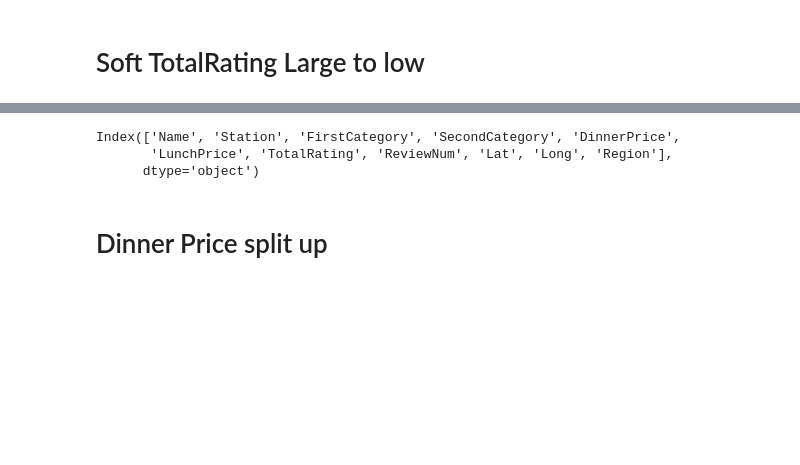
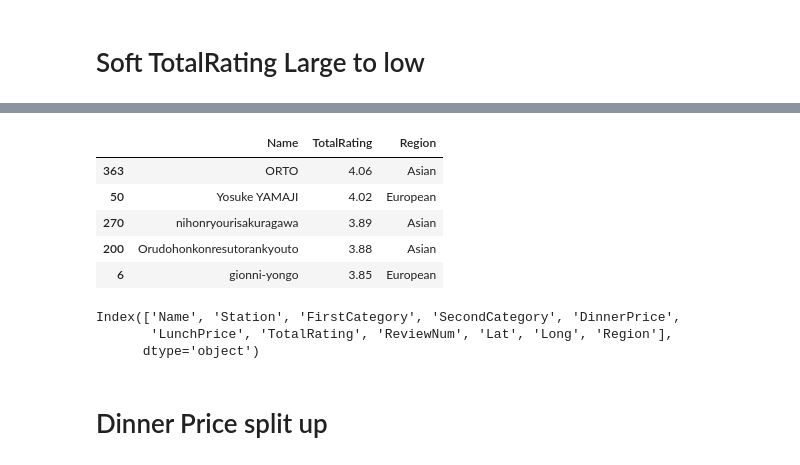
Before and after one commit to PeiranC/bootcamp_Project1, a Jupyter notebook: KyotoRestaurant.ipynb, the cells around one changed output, grey strips where cells are left out. Drawn from its saved outputs; the diff is of its cells as text; code cells hidden in the pictures; blank space fills up the shorter version.

```diff
--- a/KyotoRestaurant.ipynb
+++ b/KyotoRestaurant.ipynb
@@ -204,6 +215,17 @@ kyoto_softRatingNum_df.head(5)
 | 270 | nihonryourisakuragawa | Kyoto Shiyakusho Mae | Kaiseki (Traditional Japanese) | Kappo (Traditional Japanese) | ￥20000～￥29999 | ￥8000～￥9999 | 3.89 | 61 | ... |
 | 200 | Orudohonkonresutorankyouto | Shijo | Chinese | Cantonese Cuisine | ￥10000～￥14999 | ￥1000～￥1999 | 3.88 | 148 | ... |
 | 6 | gionni-yongo | Sanjo Keihan | Italian | French | ￥10000～￥14999 | ￥6000～￥7999 | 3.85 | 39 | ... |
+# %%
+kyoto_softReviewNum_df = kyoto_df.sort_values("TotalRating", ascending=False)
+kyoto_filtered = kyoto_softReviewNum_df[["Name", "TotalRating", "Region"]]
+kyoto_filtered.head()
+# %% [output]
+|  | Name | TotalRating | Region |
+| 363 | ORTO | 4.06 | Asian |
+| 50 | Yosuke YAMAJI | 4.02 | European |
+| 270 | nihonryourisakuragawa | 3.89 | Asian |
+| 200 | Orudohonkonresutorankyouto | 3.88 | Asian |
+| 6 | gionni-yongo | 3.85 | European |
 # %%
 print(kyoto_softReviewNum_df.columns)
 # %% [output]
```
Also changed, not shown: parts of 2 cells of this notebook.
